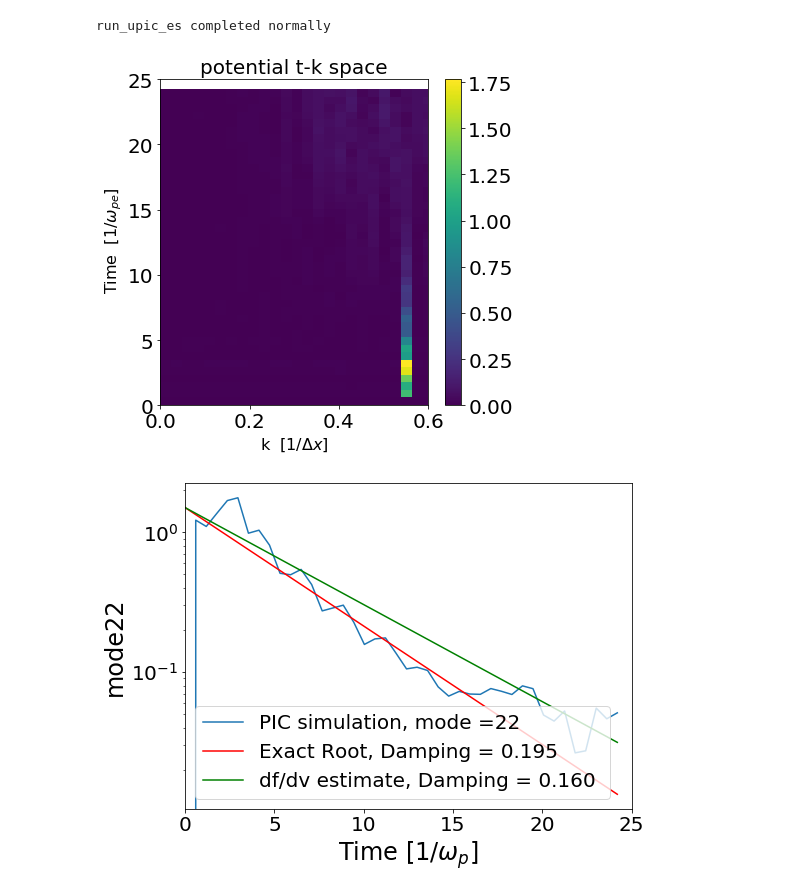
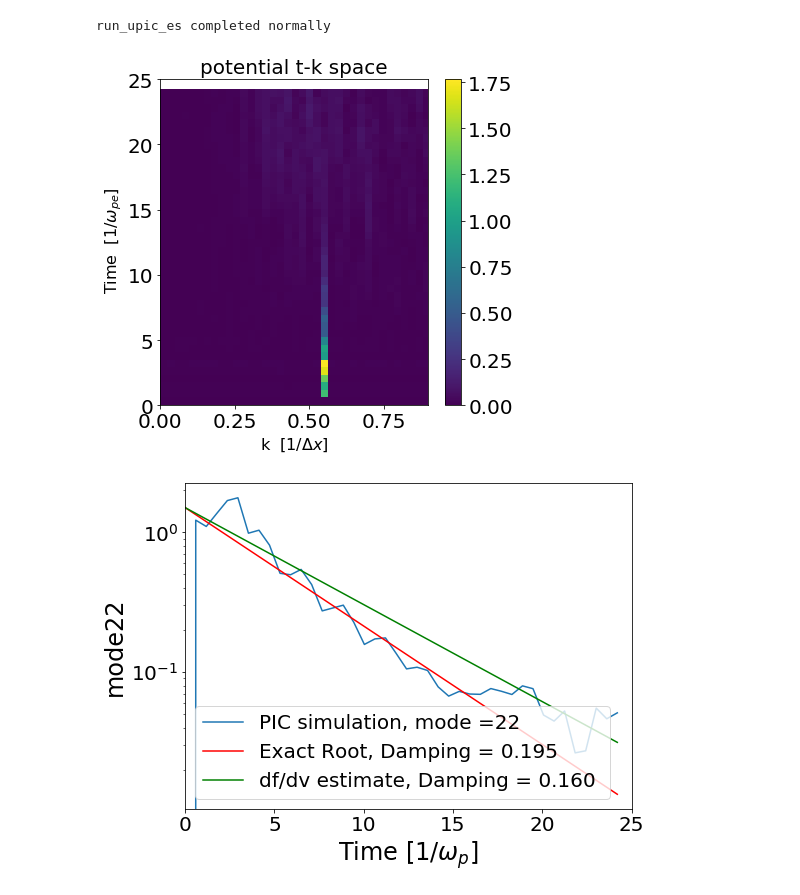
Before and after one commit to UCLA-Plasma-Simulation-Group/JupyterPIC, a Jupyter notebook: dev/Landau-Damping-Sub/landau-damping-v2.ipynb, the cells around one changed output. Saved outputs shown, nothing was run; the diff lists cells and outputs as text; code cells hidden in the pictures.

```diff
--- a/dev/Landau-Damping-Sub/landau-damping-v2.ipynb
+++ b/dev/Landau-Damping-Sub/landau-damping-v2.ipynb
@@ -314,11 +332,11 @@ osiris.run_upic_es_subtech(rundir=dirname,inputfile='landau-kd054.txt')
 run_upic_es completed normally
 # %%
 dirname = 'landau-kd054'
-
+import matplotlib.colors
 # osiris.plot_tk_arb(dirname,'Ex',klim=0.6,tlim=25)
-osiris.plot_tk_arb(dirname+'-nodriv','Exsubs',klim=0.6,tlim=25)
+osiris.plot_tk_arb(dirname+'-nodriv','Exsubs',klim=0.9,tlim=25)
 # %% [output]
-[figure, old version]
+[figure, new version]
 # %%
 modenum = 22
 theory_exact=landau_exact(2*np.pi/256.0 * modenum)
```
Also changed, not shown: parts of 11 cells of this notebook, 42 other files.
